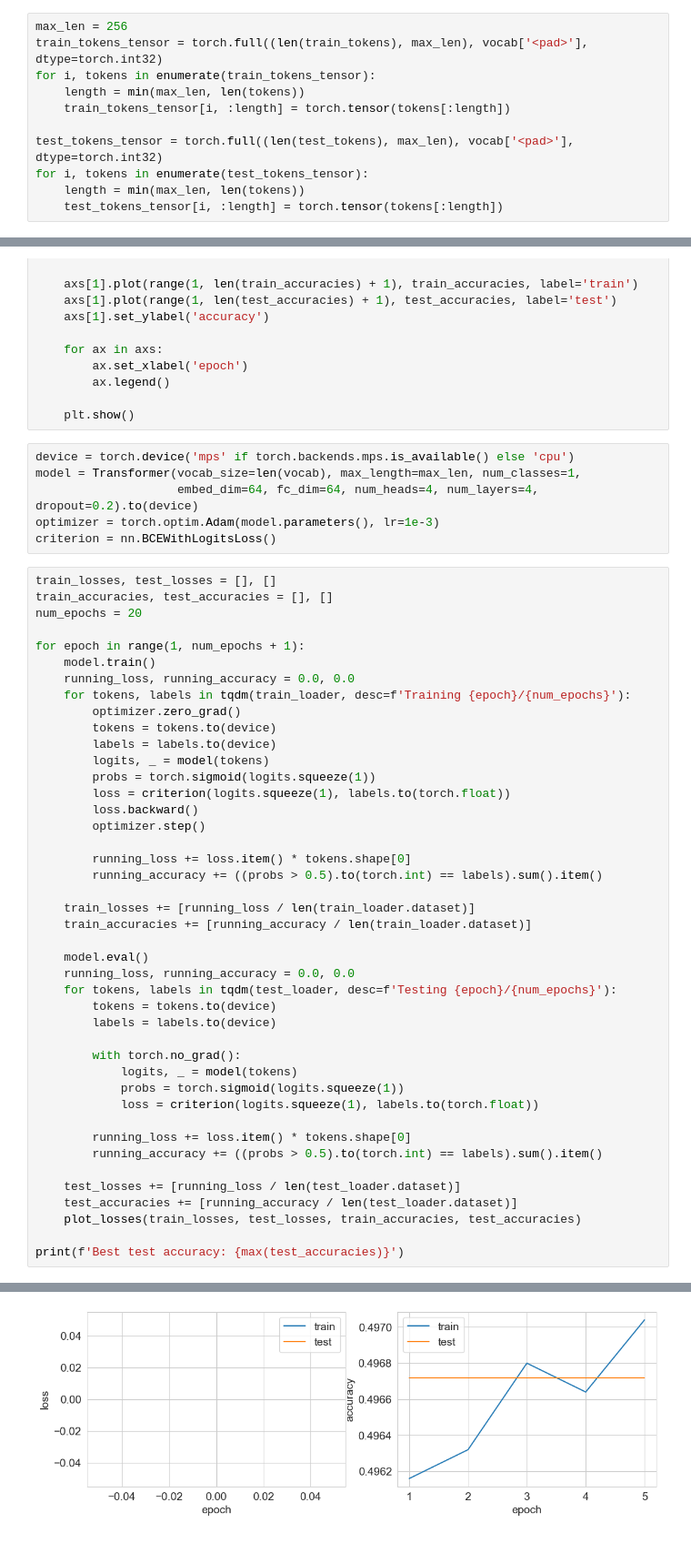
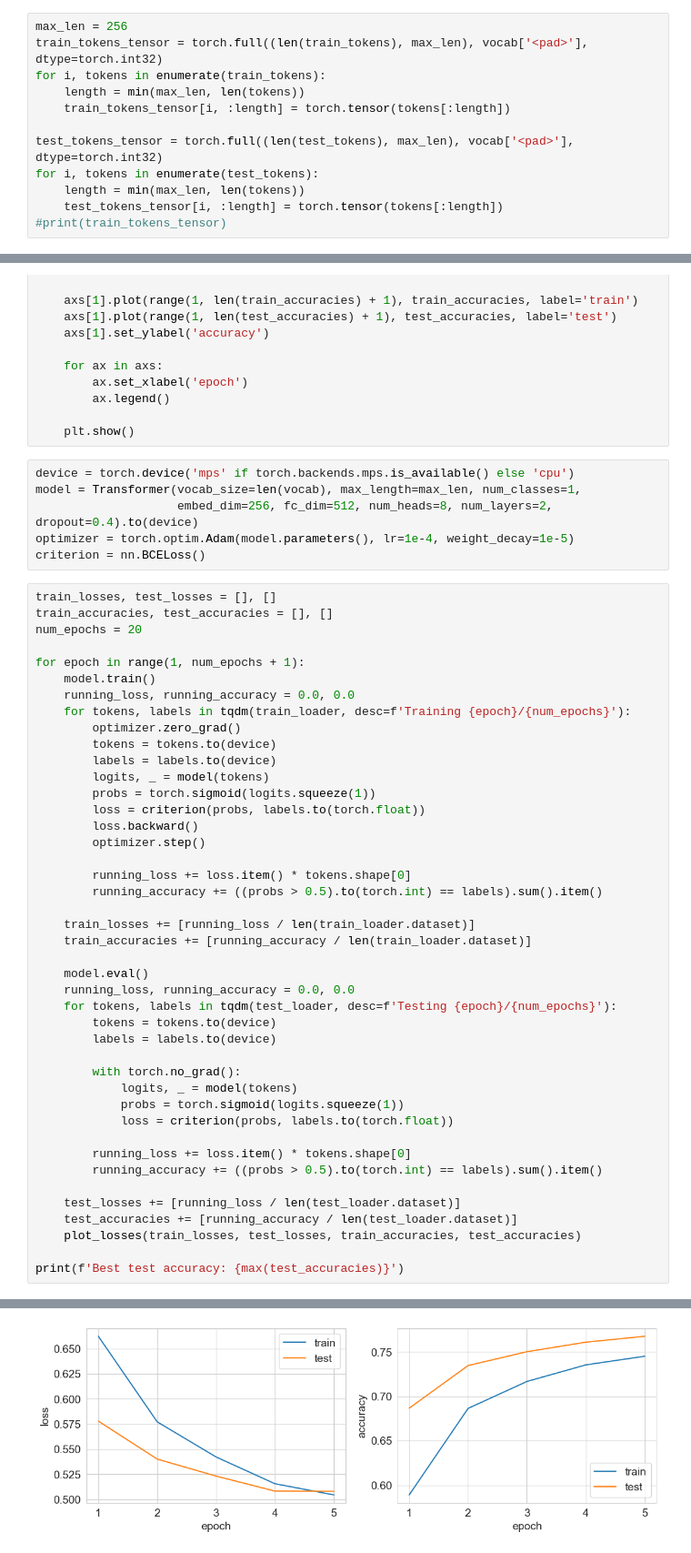
Before and after one commit to AnkumaGithub/IMDB_toxic_classifier_transformer, a Jupyter notebook: main.ipynb, the cells around one changed output, grey strips where cells are left out. Shown at 91% size. Cells and saved outputs as stored; diff of their text form.

```diff
--- a/main.ipynb
+++ b/main.ipynb
@@ -133,14 +137,15 @@ plt.show()
 # %%
 max_len = 256
 train_tokens_tensor = torch.full((len(train_tokens), max_len), vocab['<pad>'], dtype=torch.int32)
-for i, tokens in enumerate(train_tokens_tensor):
+for i, tokens in enumerate(train_tokens):
     length = min(max_len, len(tokens))
     train_tokens_tensor[i, :length] = torch.tensor(tokens[:length])
 
 test_tokens_tensor = torch.full((len(test_tokens), max_len), vocab['<pad>'], dtype=torch.int32)
-for i, tokens in enumerate(test_tokens_tensor):
+for i, tokens in enumerate(test_tokens):
     length = min(max_len, len(tokens))
     test_tokens_tensor[i, :length] = torch.tensor(tokens[:length])
+#print(train_tokens_tensor)
 # %%
 training_targets_tensor = torch.tensor(training_targets, dtype=torch.int32)
 test_targets_tensor = torch.tensor(testing_targets, dtype=torch.int32)
@@ -310,9 +312,9 @@ def plot_losses(train_losses, test_losses, train_accuracies, test_accuracies):
 # %%
 device = torch.device('mps' if torch.backends.mps.is_available() else 'cpu')
 model = Transformer(vocab_size=len(vocab), max_length=max_len, num_classes=1,
-                    embed_dim=64, fc_dim=64, num_heads=4, num_layers=4, dropout=0.2).to(device)
-optimizer = torch.optim.Adam(model.parameters(), lr=1e-3)
-criterion = nn.BCEWithLogitsLoss()
+                    embed_dim=256, fc_dim=512, num_heads=8, num_layers=2, dropout=0.4).to(device)
+optimizer = torch.optim.Adam(model.parameters(), lr=1e-4, weight_decay=1e-5)
+criterion = nn.BCELoss()
 # %%
 train_losses, test_losses = [], []
 train_accuracies, test_accuracies = [], []
@@ -327,7 +329,7 @@ for epoch in range(1, num_epochs + 1):
         labels = labels.to(device)
         logits, _ = model(tokens)
         probs = torch.sigmoid(logits.squeeze(1))
-        loss = criterion(logits.squeeze(1), labels.to(torch.float))
+        loss = criterion(probs, labels.to(torch.float))
         loss.backward()
         optimizer.step()
 
@@ -346,7 +348,7 @@ for epoch in range(1, num_epochs + 1):
         with torch.no_grad():
             logits, _ = model(tokens)
             probs = torch.sigmoid(logits.squeeze(1))
-            loss = criterion(logits.squeeze(1), labels.to(torch.float))
+            loss = criterion(probs, labels.to(torch.float))
 
         running_loss += loss.item() * tokens.shape[0]
         running_accuracy += ((probs > 0.5).to(torch.int) == labels).sum().item()
@@ -364 +366 @@ print(f'Best test accuracy: {max(test_accuracies)}')
-[figure, old version]
+[figure, new version]
```
Also changed, not shown: parts of 3 cells of this notebook.
